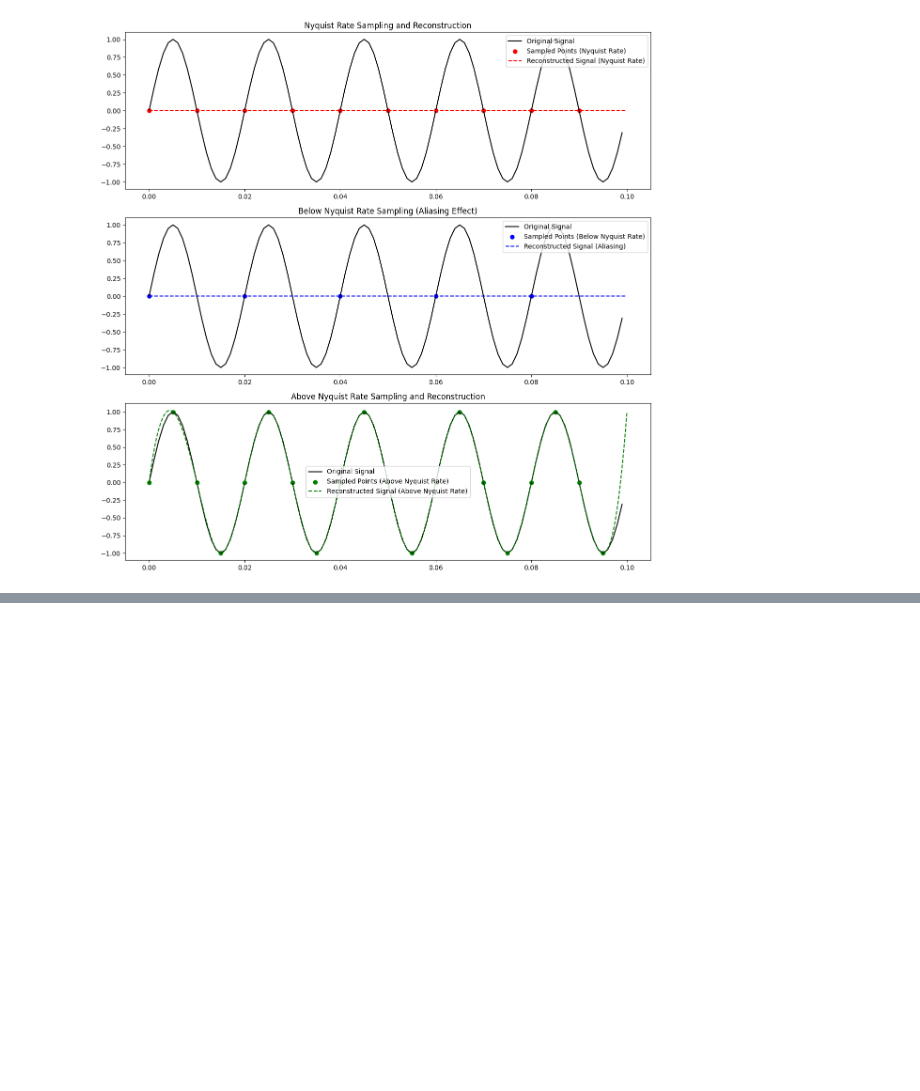
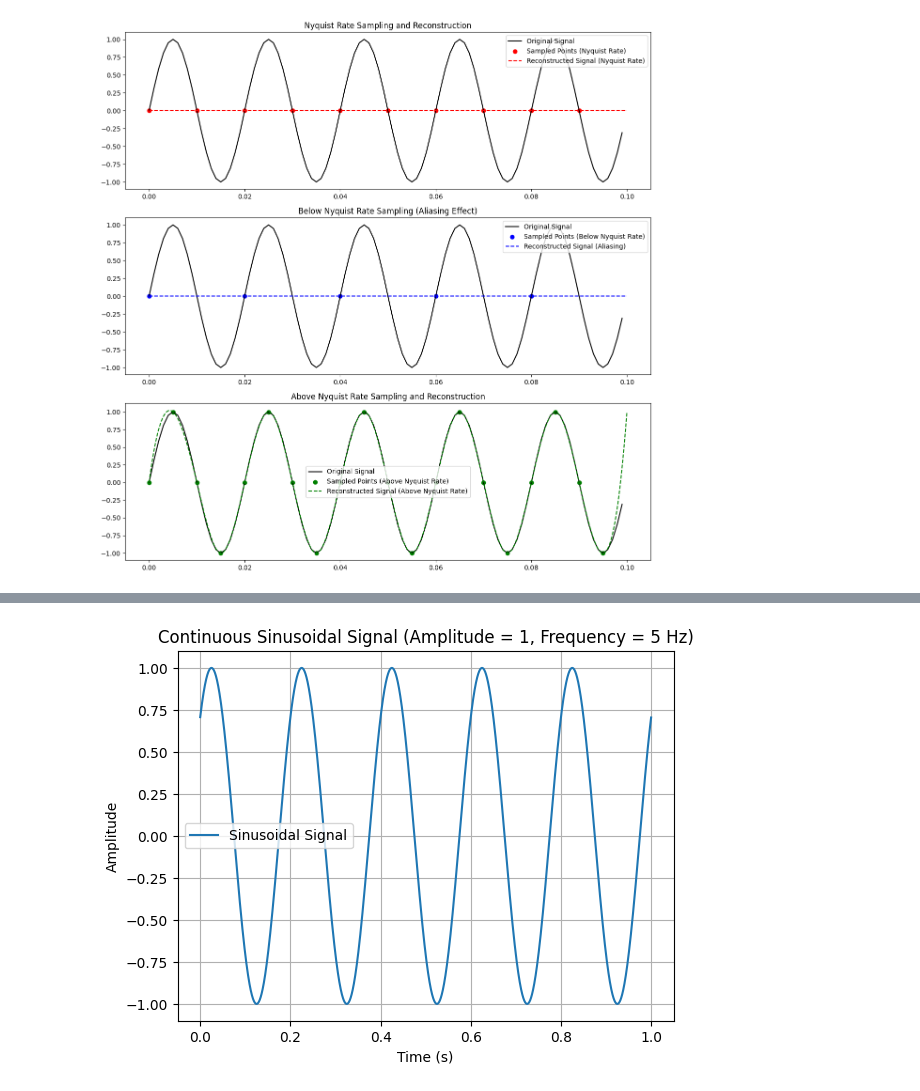
Before and after one commit to joshIsac/SpeechRecognition-, a Jupyter notebook: 2348523_Fundamentals_of_Signal_Processing.ipynb, the cells around one changed output, grey strips where cells are left out. Drawn from its saved outputs; the diff is of its cells as text; code cells hidden in the pictures; blank space fills up the shorter version.

```diff
--- a/2348523_Fundamentals_of_Signal_Processing.ipynb
+++ b/2348523_Fundamentals_of_Signal_Processing.ipynb
@@ -302,0 +330,28 @@ plt.show()
+# %%
+# Function to represent a continuous sinusoidal signal
+def continuous_sinusoidal_signal(A, f, t, theta):
+    return A * np.sin(2 * np.pi * f * t + theta)
+
+# Parameters
+A = 1         # Amplitude
+f = 5         # Frequency in Hz
+duration = 1  # Duration in seconds
+theta = np.pi / 4  # Phase shift in radians
+
+# Generate time points to simulate continuity (use a very high sampling rate)
+sampling_rate = 10000  # Use a much higher rate to approximate continuous behavior
+t = np.linspace(0, duration, int(sampling_rate * duration), endpoint=False)
+
+# Generate the sinusoidal signal
+signal = continuous_sinusoidal_signal(A, f, t, theta)
+
+# Plot the signal
+plt.plot(t, signal, label="Sinusoidal Signal")
+plt.title("Continuous Sinusoidal Signal (Amplitude = 1, Frequency = 5 Hz)")
+plt.xlabel("Time (s)")
+plt.ylabel("Amplitude")
+plt.grid(True)
+plt.legend()
+plt.show()
+# %% [output]
+[figure, added]
```
Also changed, not shown: parts of 2 cells of this notebook, 1 other file.
